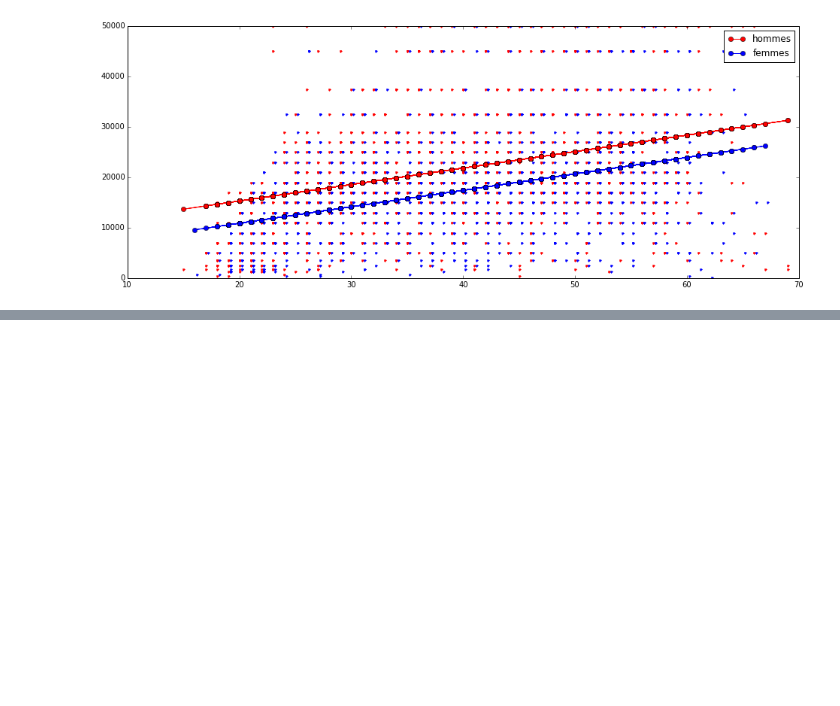
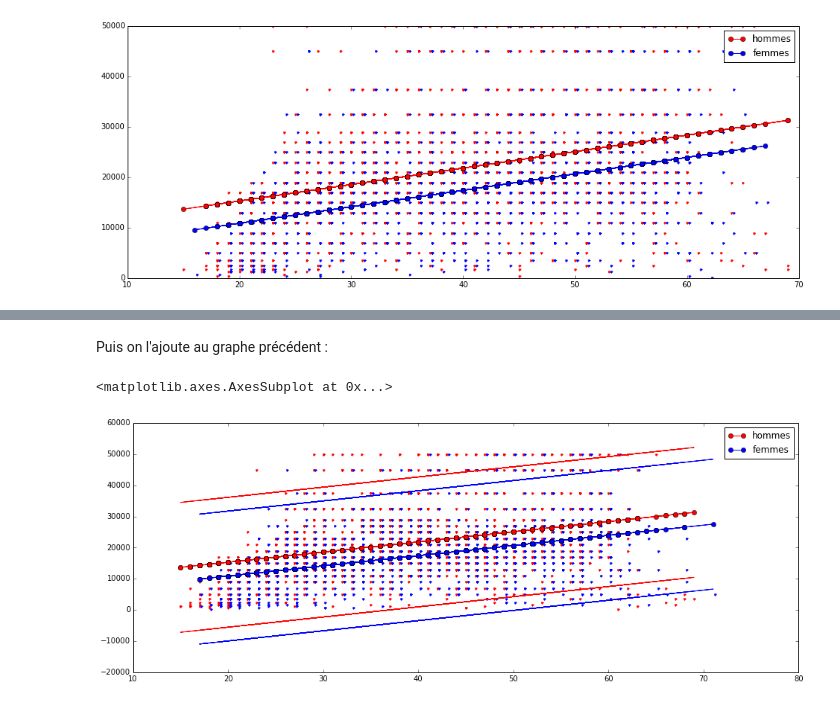
Before and after one commit to sdpython/ensae_teaching_cs, a Jupyter notebook: _doc/notebooks/td2a/td2a_correction_session_3A.ipynb, the cells around one changed output, grey strips where cells are left out. Drawn from its saved outputs; the diff is of its cells as text; code cells hidden in the pictures; blank space fills up the shorter version.

```diff
--- a/_doc/notebooks/td2a/td2a_correction_session_3A.ipynb
+++ b/_doc/notebooks/td2a/td2a_correction_session_3A.ipynb
@@ -169,0 +304,13 @@ plt.legend()
+# %%
+from statsmodels.sandbox.regression.predstd import wls_prediction_std
+
+prstd, iv_l, iv_u = wls_prediction_std(results)
+
+val = nonull.copy()
+val["rnd"] = val.apply( lambda r : random.randint(0,1000), axis=1)
+val["pred"] = prstd
+val["up"] = iv_u
+val["down"] = iv_l
+
+ech = val [ val["rnd"] == 1 ]
+ech.head()
@@ -169,0 +324,15 @@ plt.legend()
+# %% [markdown]
+Puis on l'ajoute au graphe précédent :
+# %%
+homme = ech [ ech.M == 1]
+femme = ech [ ech.M == 0]
+
+ax = graph()
+ax.plot(homme.AGE, homme.up, 'r-')
+ax.plot(homme.AGE, homme.down, 'r-')
+ax.plot(femme.AGE, femme.up, 'b-')
+ax.plot(femme.AGE, femme.down, 'b-')
+ax
+# %% [output]
+<matplotlib.axes.AxesSubplot at 0x...>
+[figure, added]
```
Also changed, not shown: parts of 16 cells of this notebook, 4 other files.
